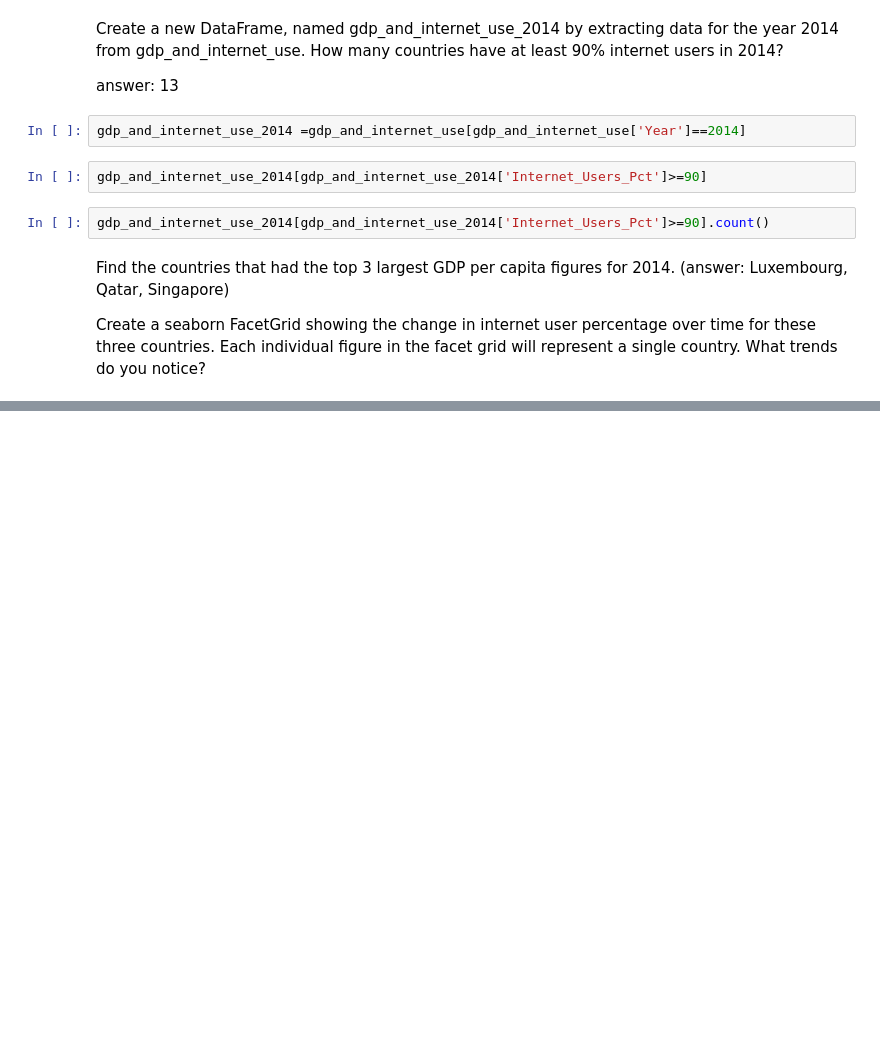
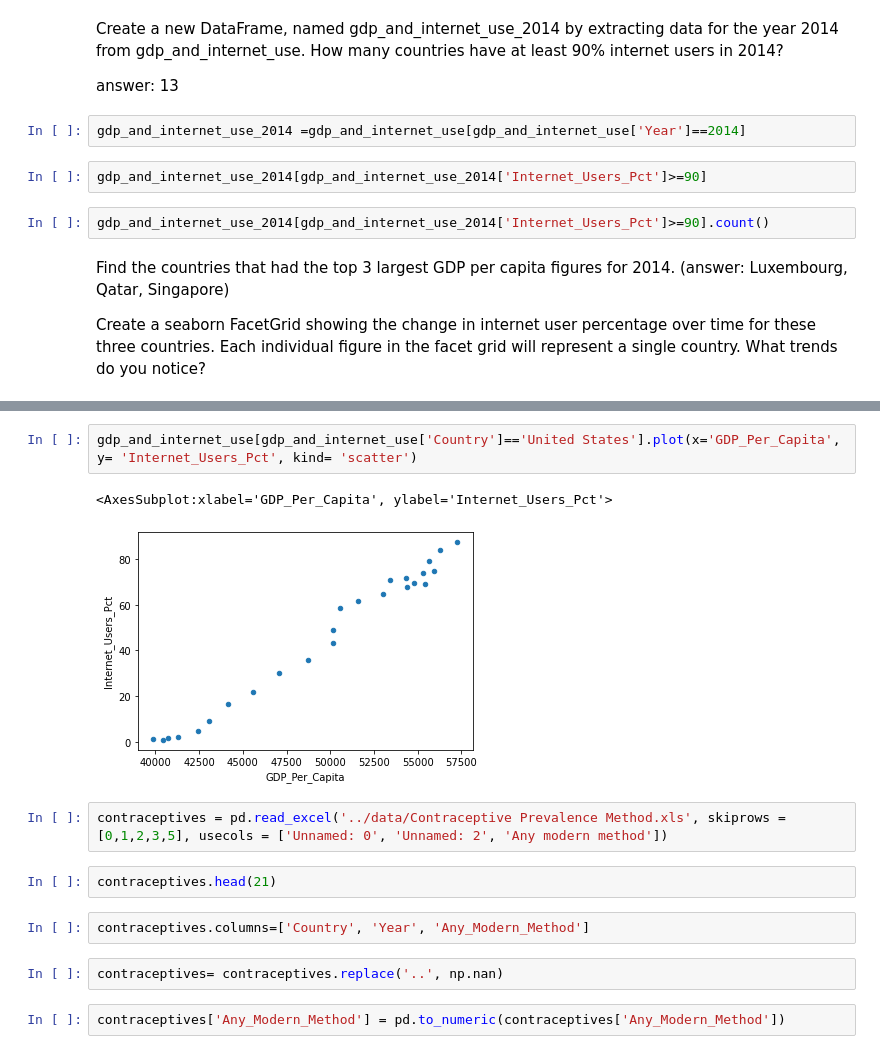
Before and after one commit to nss-data-science-cohort-5/un_exploration-jcrando, a Jupyter notebook: notebooks/un_exploration-.ipynb, the cells around one changed output, grey strips where cells are left out. Cells and saved outputs as stored; diff of their text form; blank space fills up the shorter version.

```diff
--- a/notebooks/un_exploration-.ipynb
+++ b/notebooks/un_exploration-.ipynb
@@ -642,0 +768,15 @@ SyntaxError: invalid syntax (<ipython-input-249-c798240301e1>, line 3)
+# %%
+gdp_and_internet_use[gdp_and_internet_use['Country']=='United States'].plot(x='GDP_Per_Capita', y= 'Internet_Users_Pct', kind= 'scatter')
+# %% [output]
+<AxesSubplot:xlabel='GDP_Per_Capita', ylabel='Internet_Users_Pct'>
+[figure, added]
+# %%
+contraceptives = pd.read_excel('../data/Contraceptive Prevalence Method.xls', skiprows = [0,1,2,3,5], usecols = ['Unnamed: 0', 'Unnamed: 2', 'Any modern method'])
+# %%
+contraceptives.head(21)
+# %%
+contraceptives.columns=['Country', 'Year', 'Any_Modern_Method']
+# %%
+contraceptives= contraceptives.replace('..', np.nan)
+# %%
+contraceptives['Any_Modern_Method'] = pd.to_numeric(contraceptives['Any_Modern_Method'])
```
Also changed, not shown: parts of 48 cells of this notebook.
